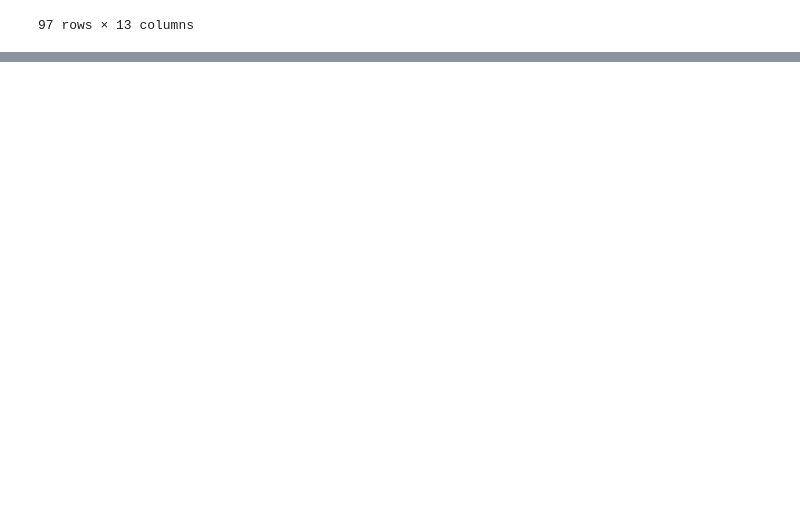
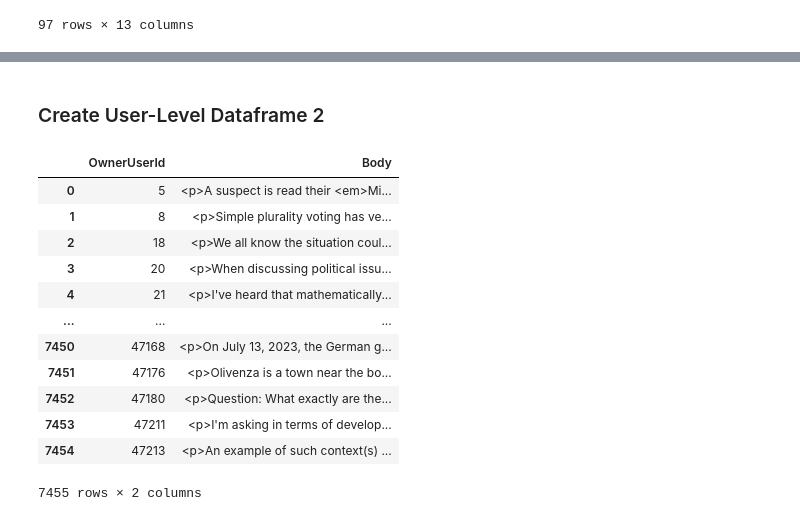
Before and after one commit to pierrehogenhaug/stackexchange_politics, a Jupyter notebook: stackexchange_data.ipynb, the cells around one changed output, grey strips where cells are left out. Cells and saved outputs as stored; diff of their text form; code cells hidden in the pictures; blank space fills up the shorter version.

```diff
--- a/stackexchange_data.ipynb
+++ b/stackexchange_data.ipynb
@@ -668,0 +710,30 @@ most_active
+# %% [markdown]
+### Create User-Level Dataframe 2
+# %%
+# Merge df_comments with df_users
+df_comments_users = df_comments.merge(df_users, left_on='UserId', right_on='Id', how='left')
+
+# Merge df_posts with df_users
+df_posts_users = df_posts.merge(df_users, left_on='OwnerUserId', right_on='Id', how='left')
+# %%
+# Group and combine text from comments
+comments_combined = df_comments_users.groupby('UserId')['Text'].apply(' '.join).reset_index()
+
+# Group and combine text from posts
+posts_combined = df_posts_users.groupby('OwnerUserId')['Body'].apply(' '.join).reset_index()
+# %%
+posts_combined
+# %% [output]
+|  | OwnerUserId | Body |
+| 0 | 5 | <p>A suspect is read their <em>Mi... |
+| 1 | 8 | <p>Simple plurality voting has ve... |
+| 2 | 18 | <p>We all know the situation coul... |
+| 3 | 20 | <p>When discussing political issu... |
+| 4 | 21 | <p>I've heard that mathematically... |
+| ... | ... | ... |
+| 7450 | 47168 | <p>On July 13, 2023, the German g... |
+| 7451 | 47176 | <p>Olivenza is a town near the bo... |
+| 7452 | 47180 | <p>Question: What exactly are the... |
+| 7453 | 47211 | <p>I'm asking in terms of develop... |
+| 7454 | 47213 | <p>An example of such context(s) ... |
+7455 rows × 2 columns
```
Also changed, not shown: parts of 13 cells of this notebook.
